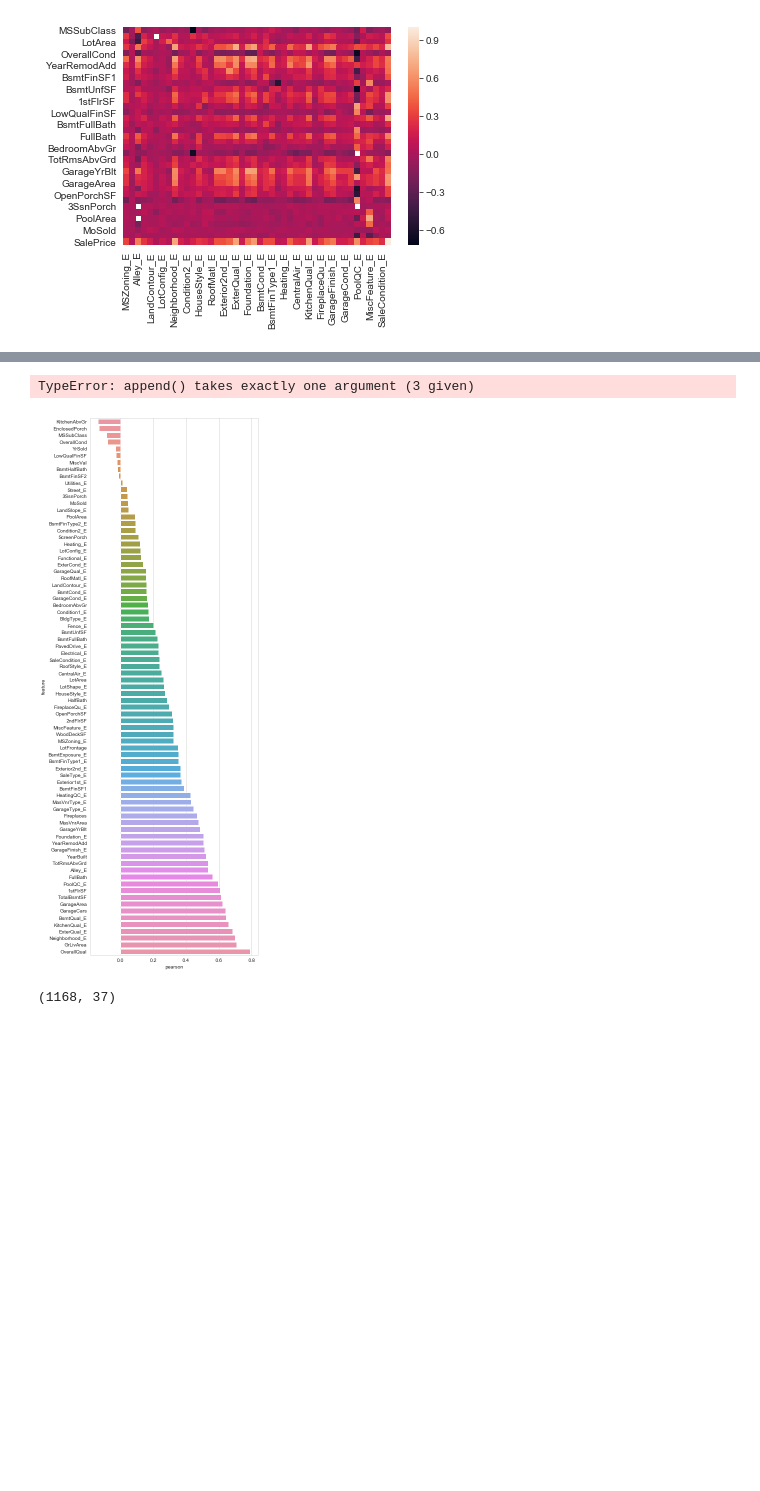
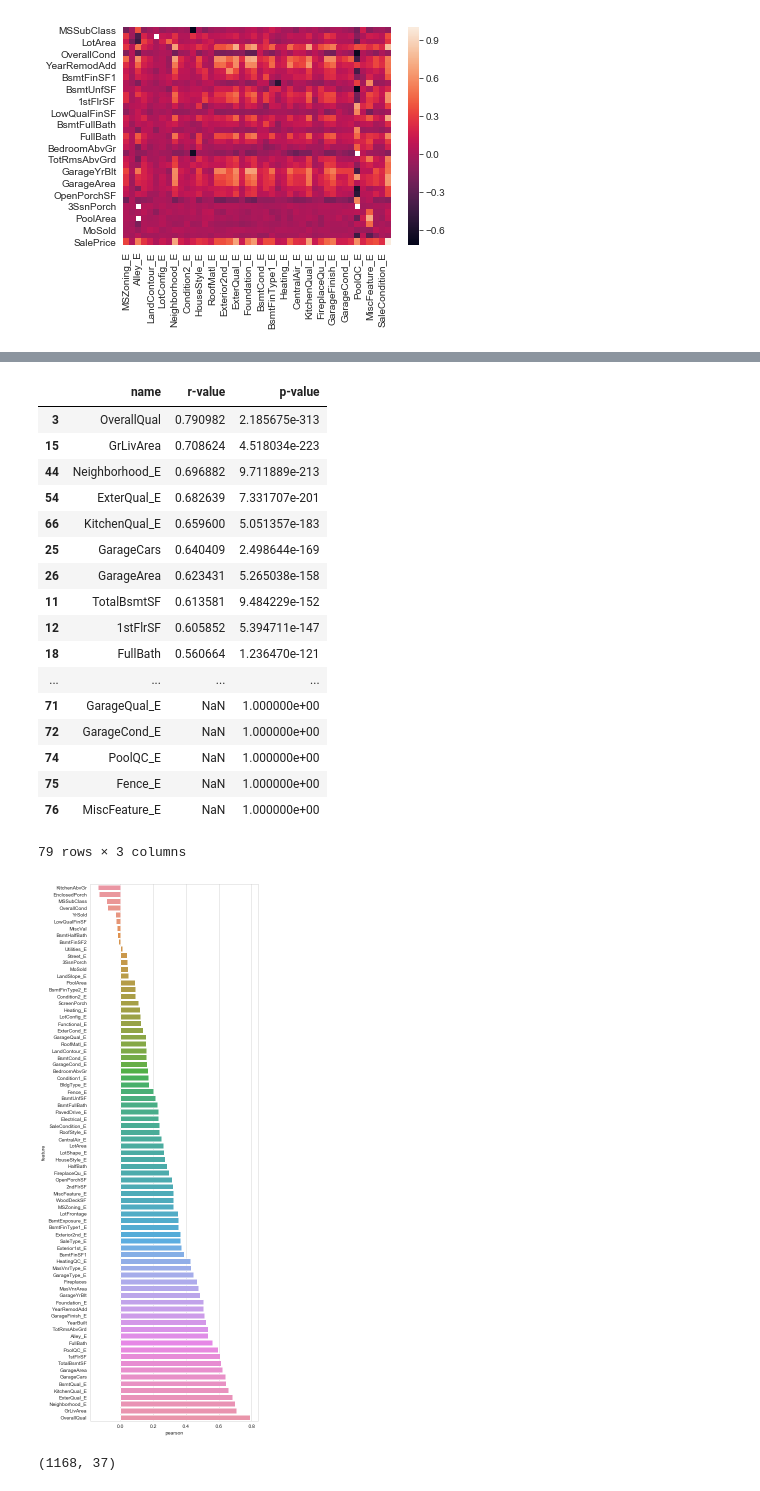
Before and after one commit to foreverloop/house-regress-k, a Jupyter notebook: HouseRegression.ipynb, the cells around one changed output, grey strips where cells are left out. Drawn from its saved outputs; the diff is of its cells as text; code cells hidden in the pictures; blank space fills up the shorter version.

```diff
--- a/HouseRegression.ipynb
+++ b/HouseRegression.ipynb
@@ -239,52 +225,55 @@ print(np.sum(pca.explained_variance_ratio_))
 # %%
 #Analysis only
+
 #only select the int or float columns
-int_cols = [cname for cname in df_train.columns if df_train[cname].dtype in ['int64']]
-float_cols = [cname for cname in df_train.columns if df_train[cname].dtype in ['float64']]
+#int_cols = [cname for cname in df_train.columns if df_train[cname].dtype in ['int64']]
+#float_cols = [cname for cname in df_train.columns if df_train[cname].dtype in ['float64']]
 
 def pearcorr(frame, features):
     spr = pd.DataFrame()
     spr['feature'] = features
     spr['pearson'] = [frame[f].corr(frame['SalePrice'], 'pearson') for f in features]
     spr = spr.sort_values('pearson')
     plt.figure(figsize=(6, 0.25*len(features)))
     sns.barplot(data=spr, y='feature', x='pearson', orient='h')
 
 features = quantitative + qual_encoded
 pearcorr(df_train,features)
 
+#here is another way and storing of values of pearsons correlation
 sale_values = df_train['SalePrice']
-primary_correlations = []
+prim_corr = pd.DataFrame(columns=['name', 'r-value', 'p-value'])
 
-for val in int_cols:
-    int_regression = linregress(df_train[val],sale_values)
-    primary_correlations.append(val,int_regression.rvalue,\
-                                      int_regression.pvalue)
-    #print(linregress(df_train[val],sale_values))
+for idx,val in enumerate(features):
+    p_reg = pearsonr(df_train[val],sale_values)
+    prim_corr.loc[idx] = [val,*p_reg]
 
-df_float_cor = df_train.copy()
+prim_corr = prim_corr.sort_values(by='r-value',ascending=False)
+prim_corr
 
-for i,row in df_float_cor[float_cols].iterrows():
-    if ma.isnan(row['LotFrontage']):
-        df_float_cor.at[i,'LotFrontage'] = 0 #nan means no frontage, so 0 is sensible
-    if ma.isnan(row['MasVnrArea']):
-        df_float_cor.at[i,'MasVnrArea'] = 0 #nan means no area, so 0 is sensible
-    if ma.isnan(row['GarageYrBlt']):
-        df_float_cor.at[i,'GarageYrBlt'] = df_train['GarageYrBlt'].mean() #nan means unknown, so use the mean
-
-for val in float_cols:
-    float_regression = linregress(df_float_cor[val],sale_values)
-    primary_correlations.append(val,float_regression.rvalue,\
-                                      float_regression.pvalue)
-
-#print("number of numeric columns:",len(primary_correlations))
-correldf = pd.DataFrame(primary_correlations, columns=["column name","r value,p value"])
-correldf.sort_values(by='r value,p value',ascending=True)
-
-#5 to 10 are possibly not significantly correlated, but they are not correlated anyway
-#all these others are infinitesmally small numbers, so the correlations are signifincant
+#taken out for now, linear regression...too expensive for now
+#for idx,val in enumerate(features):
+    #int_regression = linregress(df_train[val],sale_values)
+    #prim_corr.loc[idx] = [val,int_regression.rvalue,int_regression.pvalue]
 # %% [output]
+|  | name | r-value | p-value |
+| 3 | OverallQual | 0.790982 | 2.185675e-313 |
+| 15 | GrLivArea | 0.708624 | 4.518034e-223 |
+| 44 | Neighborhood_E | 0.696882 | 9.711889e-213 |
+| 54 | ExterQual_E | 0.682639 | 7.331707e-201 |
+| 66 | KitchenQual_E | 0.659600 | 5.051357e-183 |
+| 25 | GarageCars | 0.640409 | 2.498644e-169 |
+| 26 | GarageArea | 0.623431 | 5.265038e-158 |
+| 11 | TotalBsmtSF | 0.613581 | 9.484229e-152 |
+| 12 | 1stFlrSF | 0.605852 | 5.394711e-147 |
+| 18 | FullBath | 0.560664 | 1.236470e-121 |
+| ... | ... | ... | ... |
+| 71 | GarageQual_E | NaN | 1.000000e+00 |
+| 72 | GarageCond_E | NaN | 1.000000e+00 |
+| 74 | PoolQC_E | NaN | 1.000000e+00 |
+| 75 | Fence_E | NaN | 1.000000e+00 |
+| 76 | MiscFeature_E | NaN | 1.000000e+00 |
-TypeError: append() takes exactly one argument (3 given)
+79 rows × 3 columns
 [figure]
 # %%
 # Imputation
```
Also changed, not shown: parts of 5 cells of this notebook.
